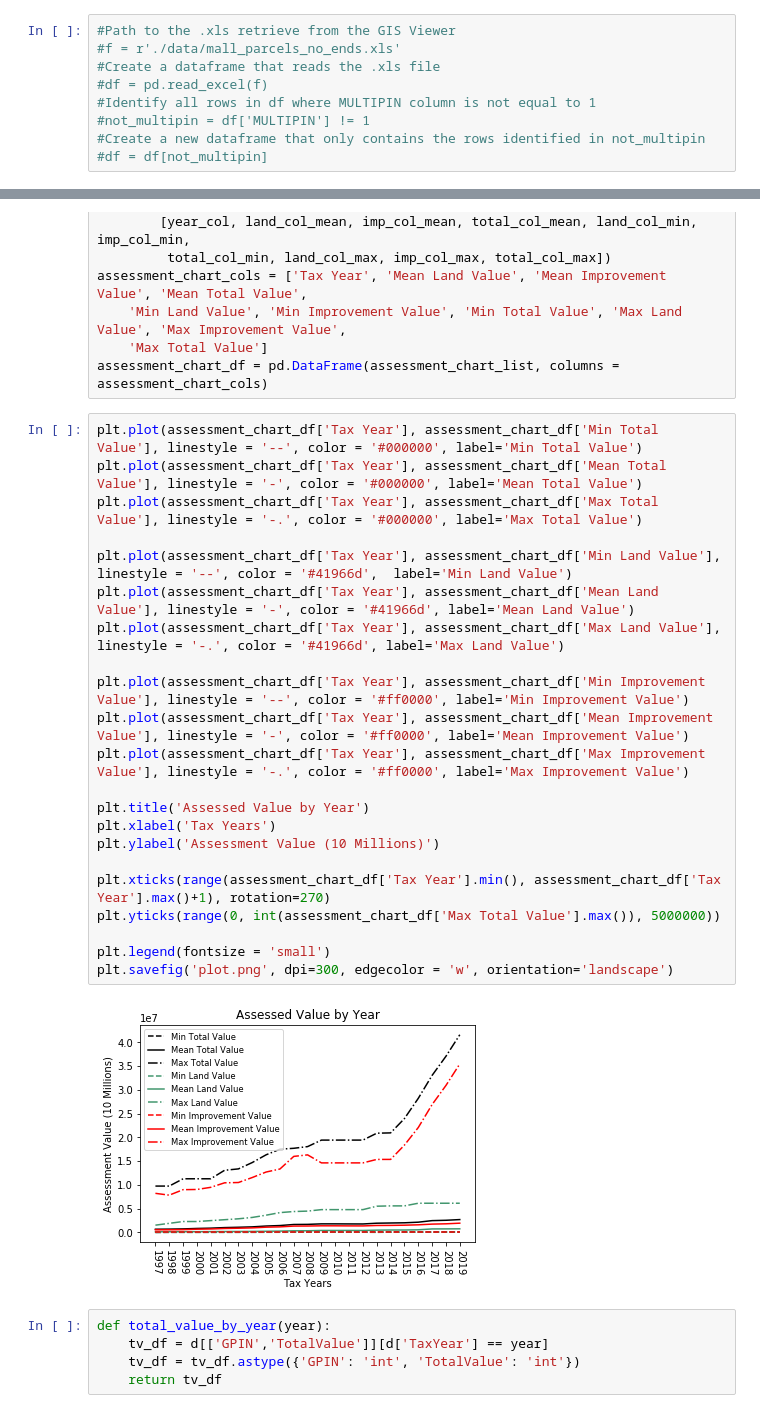
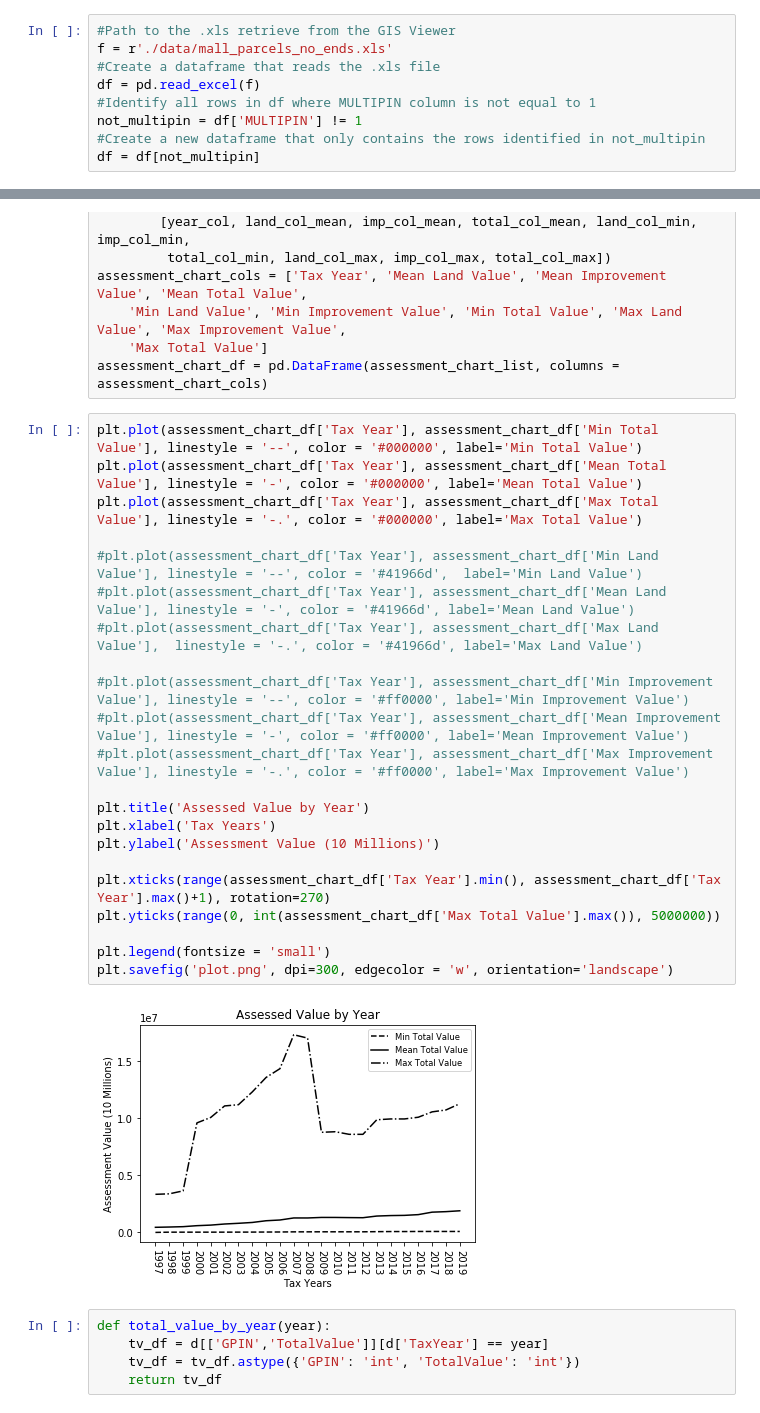
Before and after one commit to strmwtr/downtown_assessments, a Jupyter notebook: Downtown Assessments.ipynb, the cells around one changed output, grey strips where cells are left out. Saved outputs shown, nothing was run; the diff lists cells and outputs as text.

```diff
--- a/Downtown Assessments.ipynb
+++ b/Downtown Assessments.ipynb
@@ -80,13 +72,13 @@ df.head()
 <b>Use the dataset that removes the Omni, Fed, and Charlottesville parcels that skew our results and do not represent the target audience. Uncomment/comment if you want to use it
 # %%
 #Path to the .xls retrieve from the GIS Viewer
-#f = r'./data/mall_parcels_no_ends.xls'
+f = r'./data/mall_parcels_no_ends.xls'
 #Create a dataframe that reads the .xls file
-#df = pd.read_excel(f)
+df = pd.read_excel(f)
 #Identify all rows in df where MULTIPIN column is not equal to 1
-#not_multipin = df['MULTIPIN'] != 1
+not_multipin = df['MULTIPIN'] != 1
 #Create a new dataframe that only contains the rows identified in not_multipin
-#df = df[not_multipin]
+df = df[not_multipin]
 # %% [markdown]
 ## Access json file for parcel areas
 # %%
@@ -158,27 +150,27 @@ assessment_chart_df = pd.DataFrame(assessment_chart_list, columns = assessment_c
 # %%
 plt.plot(assessment_chart_df['Tax Year'], assessment_chart_df['Min Total Value'], linestyle = '--', color = '#000000', label='Min Total Value')
 plt.plot(assessment_chart_df['Tax Year'], assessment_chart_df['Mean Total Value'], linestyle = '-', color = '#000000', label='Mean Total Value')
 plt.plot(assessment_chart_df['Tax Year'], assessment_chart_df['Max Total Value'], linestyle = '-.', color = '#000000', label='Max Total Value')
 
-plt.plot(assessment_chart_df['Tax Year'], assessment_chart_df['Min Land Value'], linestyle = '--', color = '#41966d',  label='Min Land Value')
-plt.plot(assessment_chart_df['Tax Year'], assessment_chart_df['Mean Land Value'], linestyle = '-', color = '#41966d', label='Mean Land Value')
-plt.plot(assessment_chart_df['Tax Year'], assessment_chart_df['Max Land Value'],  linestyle = '-.', color = '#41966d', label='Max Land Value')
+#plt.plot(assessment_chart_df['Tax Year'], assessment_chart_df['Min Land Value'], linestyle = '--', color = '#41966d',  label='Min Land Value')
+#plt.plot(assessment_chart_df['Tax Year'], assessment_chart_df['Mean Land Value'], linestyle = '-', color = '#41966d', label='Mean Land Value')
+#plt.plot(assessment_chart_df['Tax Year'], assessment_chart_df['Max Land Value'],  linestyle = '-.', color = '#41966d', label='Max Land Value')
 
-plt.plot(assessment_chart_df['Tax Year'], assessment_chart_df['Min Improvement Value'], linestyle = '--', color = '#ff0000', label='Min Improvement Value')
-plt.plot(assessment_chart_df['Tax Year'], assessment_chart_df['Mean Improvement Value'], linestyle = '-', color = '#ff0000', label='Mean Improvement Value')
-plt.plot(assessment_chart_df['Tax Year'], assessment_chart_df['Max Improvement Value'], linestyle = '-.', color = '#ff0000', label='Max Improvement Value')
+#plt.plot(assessment_chart_df['Tax Year'], assessment_chart_df['Min Improvement Value'], linestyle = '--', color = '#ff0000', label='Min Improvement Value')
+#plt.plot(assessment_chart_df['Tax Year'], assessment_chart_df['Mean Improvement Value'], linestyle = '-', color = '#ff0000', label='Mean Improvement Value')
+#plt.plot(assessment_chart_df['Tax Year'], assessment_chart_df['Max Improvement Value'], linestyle = '-.', color = '#ff0000', label='Max Improvement Value')
 
 plt.title('Assessed Value by Year')
 plt.xlabel('Tax Years')
 plt.ylabel('Assessment Value (10 Millions)')
 
 plt.xticks(range(assessment_chart_df['Tax Year'].min(), assessment_chart_df['Tax Year'].max()+1), rotation=270)
 plt.yticks(range(0, int(assessment_chart_df['Max Total Value'].max()), 5000000))
 
 plt.legend(fontsize = 'small')
 plt.savefig('plot.png', dpi=300, edgecolor = 'w', orientation='landscape')
 # %% [output]
-[figure, old version]
+[figure, new version]
 # %%
 def total_value_by_year(year):
     tv_df = d[['GPIN','TotalValue']][d['TaxYear'] == year]
```
Also changed, not shown: parts of 2 cells of this notebook, 3 other files.
